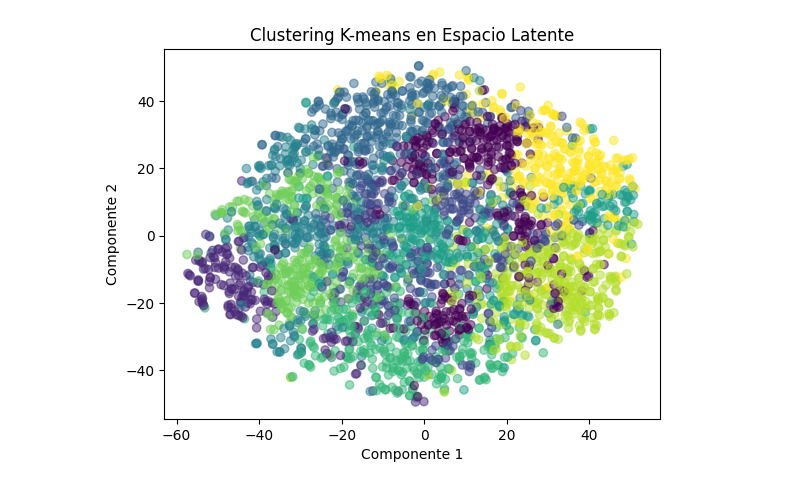
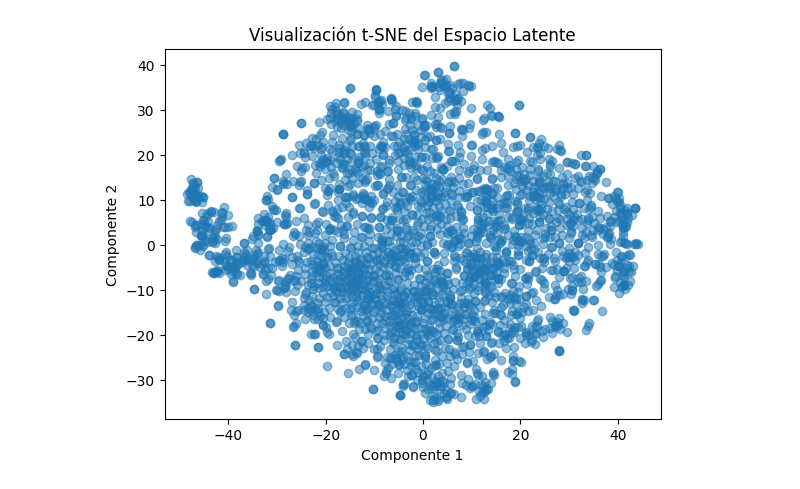
Before and after one commit to Bryancampos20/IA_Proyecto3, a Jupyter notebook: Experimento2.ipynb, the cells around one changed output. Saved outputs shown, nothing was run; the diff lists cells and outputs as text; code cells hidden in the pictures.

```diff
--- a/Experimento2.ipynb
+++ b/Experimento2.ipynb
@@ -102,13 +196,31 @@ plt.show()
-# %%
-# Clustering con K-means
-kmeans = KMeans(n_clusters=10, random_state=0)  # Ajusta el número de clusters según sea necesario
-labels = kmeans.fit_predict(encoded_images)
-
-# Visualización del clustering
-plt.scatter(tsne_results[:, 0], tsne_results[:, 1], c=labels, cmap="viridis", alpha=0.5)
-plt.xlabel("Componente 1")
-plt.ylabel("Componente 2")
-plt.title("Clustering K-means en Espacio Latente")
-plt.show()
-# %% [output]
-[figure, removed]
+# %%
+from sklearn.manifold import TSNE
+
+def visualize_latent_space(autoencoder, dataset, device):
+    autoencoder.eval()
+    latent_vectors = []
+
+    with torch.no_grad():
+        for noisy_images, _ in DataLoader(dataset, batch_size=32):
+            noisy_images = noisy_images.to(device)
+            latent = autoencoder.encoder(noisy_images).view(noisy_images.size(0), -1)
+            latent_vectors.append(latent.cpu().numpy())
+
+    # Concatenar todos los vectores latentes
+    latent_vectors = np.concatenate(latent_vectors, axis=0)
+
+    # Aplicar t-SNE
+    tsne = TSNE(n_components=2, random_state=0)
+    tsne_results = tsne.fit_transform(latent_vectors)
+
+    # Visualizar
+    plt.scatter(tsne_results[:, 0], tsne_results[:, 1], alpha=0.5)
+    plt.title("Visualización t-SNE del Espacio Latente")
+    plt.xlabel("Componente 1")
+    plt.ylabel("Componente 2")
+    plt.show()
+
+# Llamar a la función de visualización
+visualize_latent_space(autoencoder, train_dataset, device)
+# %% [output]
+[figure, added]
```
Also changed, not shown: parts of 2 cells of this notebook.
